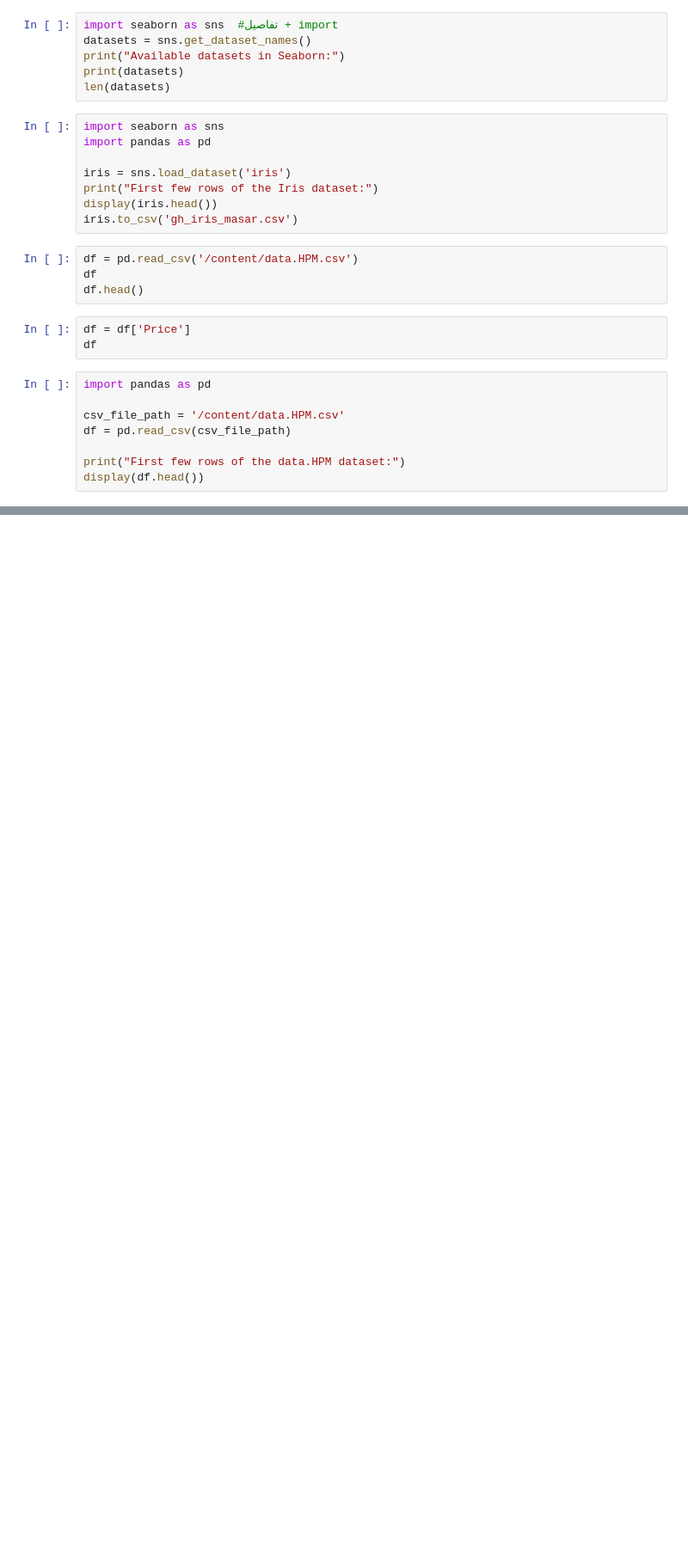
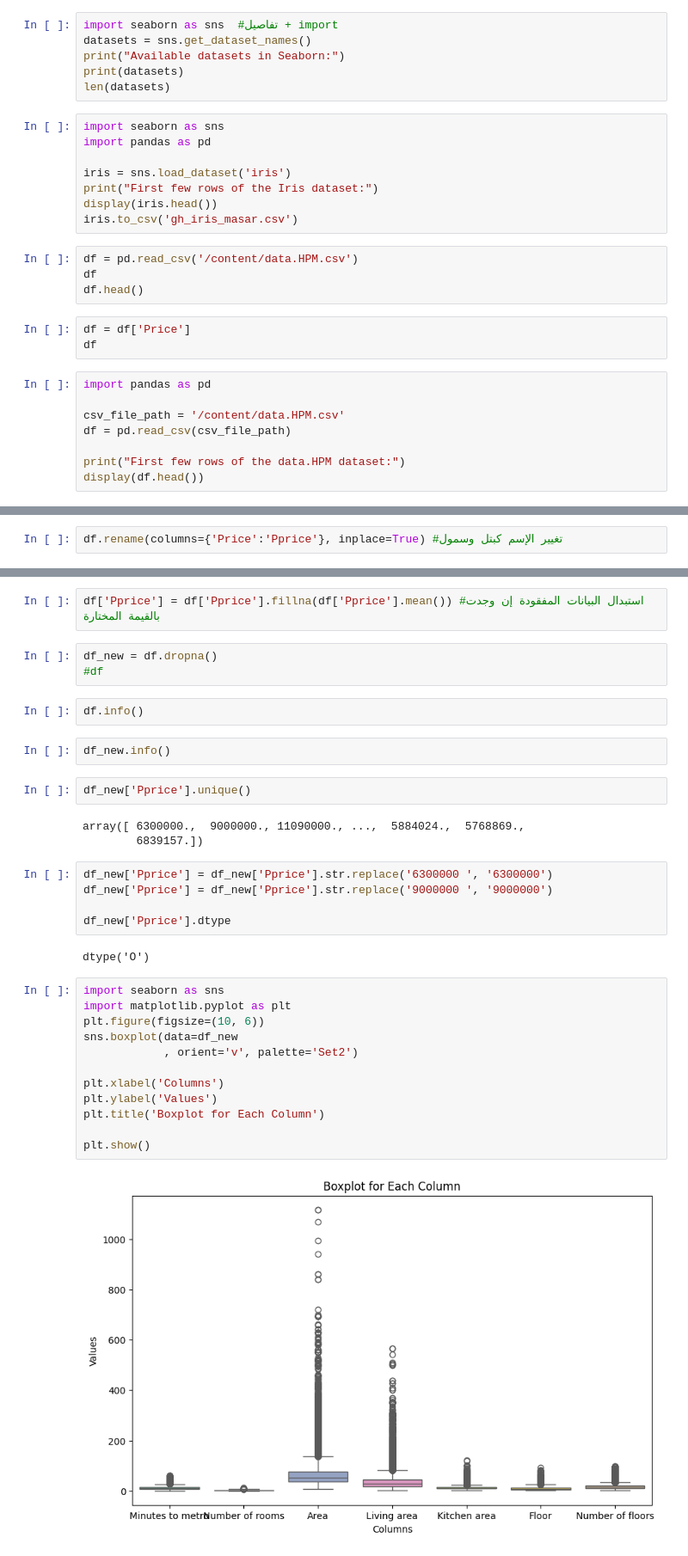
Before and after one commit to Ghaidaa66/allMasar, a Jupyter notebook: GH_cleaning.ipynb, the cells around one changed output, grey strips where cells are left out. Shown at 86% size. Cells and saved outputs as stored; diff of their text form; blank space fills up the shorter version.

```diff
--- a/GH_cleaning.ipynb
+++ b/GH_cleaning.ipynb
@@ -31,0 +36,2 @@ display(df.head())
+# %%
+df.rename(columns={'Price':'Pprice'}, inplace=True) #تغيير الإسم كبتل وسمول
@@ -31,0 +46,35 @@ display(df.head())
+# %%
+df['Pprice'] = df['Pprice'].fillna(df['Pprice'].mean()) #استبدال البيانات المفقودة إن وجدت بالقيمة المختارة
+# %%
+df_new = df.dropna()
+#df
+# %%
+df.info()
+# %%
+df_new.info()
+# %%
+df_new['Pprice'].unique()
+# %% [output]
+array([ 6300000.,  9000000., 11090000., ...,  5884024.,  5768869.,
+        6839157.])
+# %%
+df_new['Pprice'] = df_new['Pprice'].str.replace('6300000 ', '6300000')
+df_new['Pprice'] = df_new['Pprice'].str.replace('9000000 ', '9000000')
+
+df_new['Pprice'].dtype
+# %% [output]
+dtype('O')
+# %%
+import seaborn as sns
+import matplotlib.pyplot as plt
+plt.figure(figsize=(10, 6))
+sns.boxplot(data=df_new
+            , orient='v', palette='Set2')
+
+plt.xlabel('Columns')
+plt.ylabel('Values')
+plt.title('Boxplot for Each Column')
+
+plt.show()
+# %% [output]
+[figure, added]
```
Also changed, not shown: parts of 9 cells of this notebook.
